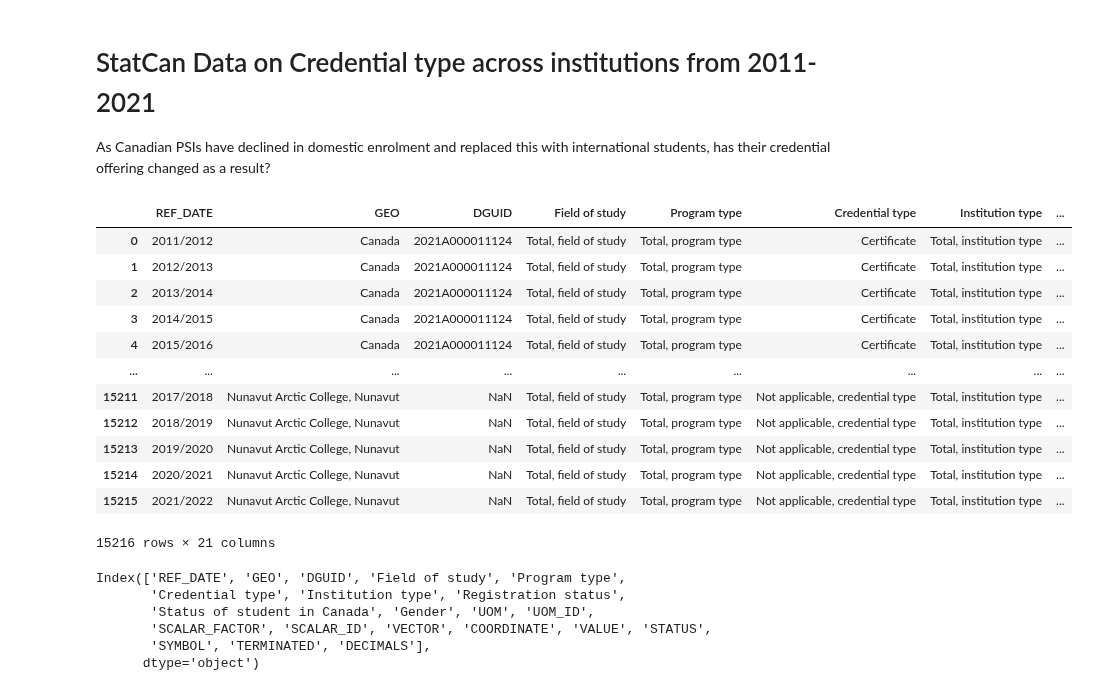
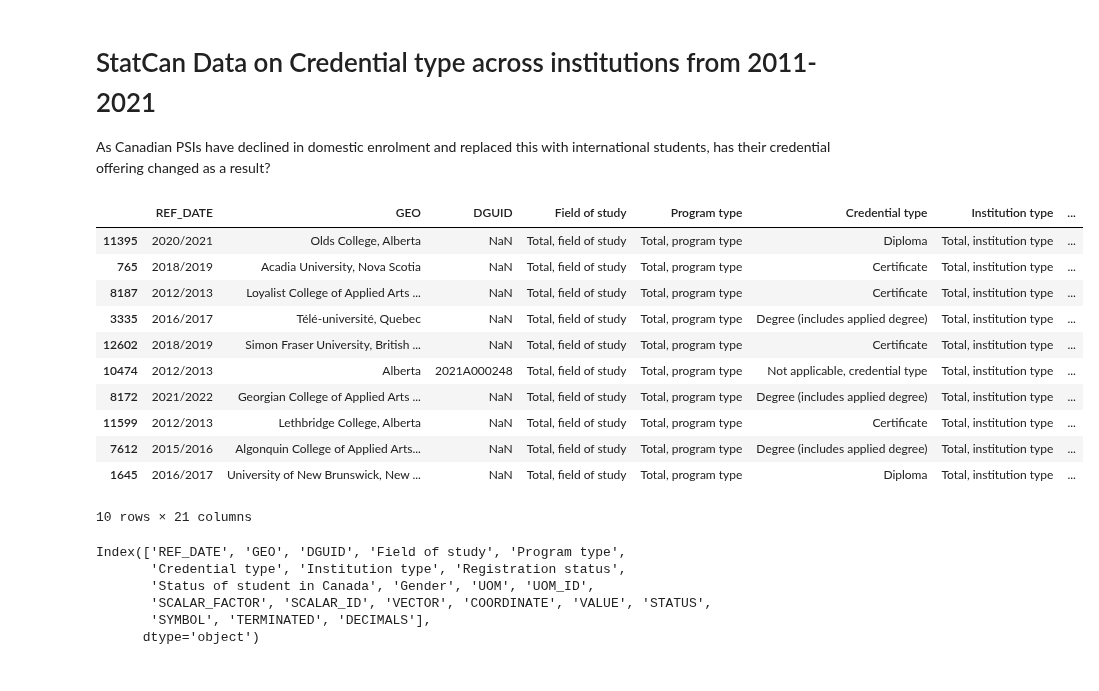
Before and after one commit to tjjdoherty/canadian-psi-project, a Jupyter notebook: statcan_credential_types.ipynb, the cells around one changed output. Drawn from its saved outputs; the diff is of its cells as text; code cells hidden in the pictures.

```diff
--- a/statcan_credential_types.ipynb
+++ b/statcan_credential_types.ipynb
@@ -12,21 +12,20 @@ import seaborn as sns
 # Reading in the CSV
 df = pd.read_csv("/Users/thomasdoherty/Desktop/canadian-psi-project/psi_data/statcan_data/statcan-credentials.csv", encoding='utf-8')
 # %%
-df
+df.sample(10)
 # %% [output]
 |  | REF_DATE | GEO | DGUID | Field of study | Program type | Credential type | Institution type | ... |
-| 0 | 2011/2012 | Canada | 2021A000011124 | Total, field of study | Total, program type | Certificate | Total, institution type | ... |
-| 1 | 2012/2013 | Canada | 2021A000011124 | Total, field of study | Total, program type | Certificate | Total, institution type | ... |
-| 2 | 2013/2014 | Canada | 2021A000011124 | Total, field of study | Total, program type | Certificate | Total, institution type | ... |
-| 3 | 2014/2015 | Canada | 2021A000011124 | Total, field of study | Total, program type | Certificate | Total, institution type | ... |
-| 4 | 2015/2016 | Canada | 2021A000011124 | Total, field of study | Total, program type | Certificate | Total, institution type | ... |
-| ... | ... | ... | ... | ... | ... | ... | ... | ... |
-| 15211 | 2017/2018 | Nunavut Arctic College, Nunavut | NaN | Total, field of study | Total, program type | Not applicable, credential type | Total, institution type | ... |
-| 15212 | 2018/2019 | Nunavut Arctic College, Nunavut | NaN | Total, field of study | Total, program type | Not applicable, credential type | Total, institution type | ... |
-| 15213 | 2019/2020 | Nunavut Arctic College, Nunavut | NaN | Total, field of study | Total, program type | Not applicable, credential type | Total, institution type | ... |
-| 15214 | 2020/2021 | Nunavut Arctic College, Nunavut | NaN | Total, field of study | Total, program type | Not applicable, credential type | Total, institution type | ... |
-| 15215 | 2021/2022 | Nunavut Arctic College, Nunavut | NaN | Total, field of study | Total, program type | Not applicable, credential type | Total, institution type | ... |
+| 11395 | 2020/2021 | Olds College, Alberta | NaN | Total, field of study | Total, program type | Diploma | Total, institution type | ... |
+| 765 | 2018/2019 | Acadia University, Nova Scotia | NaN | Total, field of study | Total, program type | Certificate | Total, institution type | ... |
+| 8187 | 2012/2013 | Loyalist College of Applied Arts ... | NaN | Total, field of study | Total, program type | Certificate | Total, institution type | ... |
+| 3335 | 2016/2017 | Télé-université, Quebec | NaN | Total, field of study | Total, program type | Degree (includes applied degree) | Total, institution type | ... |
+| 12602 | 2018/2019 | Simon Fraser University, British ... | NaN | Total, field of study | Total, program type | Certificate | Total, institution type | ... |
+| 10474 | 2012/2013 | Alberta | 2021A000248 | Total, field of study | Total, program type | Not applicable, credential type | Total, institution type | ... |
+| 8172 | 2021/2022 | Georgian College of Applied Arts ... | NaN | Total, field of study | Total, program type | Degree (includes applied degree) | Total, institution type | ... |
+| 11599 | 2012/2013 | Lethbridge College, Alberta | NaN | Total, field of study | Total, program type | Certificate | Total, institution type | ... |
+| 7612 | 2015/2016 | Algonquin College of Applied Arts... | NaN | Total, field of study | Total, program type | Degree (includes applied degree) | Total, institution type | ... |
+| 1645 | 2016/2017 | University of New Brunswick, New ... | NaN | Total, field of study | Total, program type | Diploma | Total, institution type | ... |
-15216 rows × 21 columns
+10 rows × 21 columns
 # %%
 print(df.columns)
 # %% [output]
```
Also changed, not shown: parts of 20 cells of this notebook.
